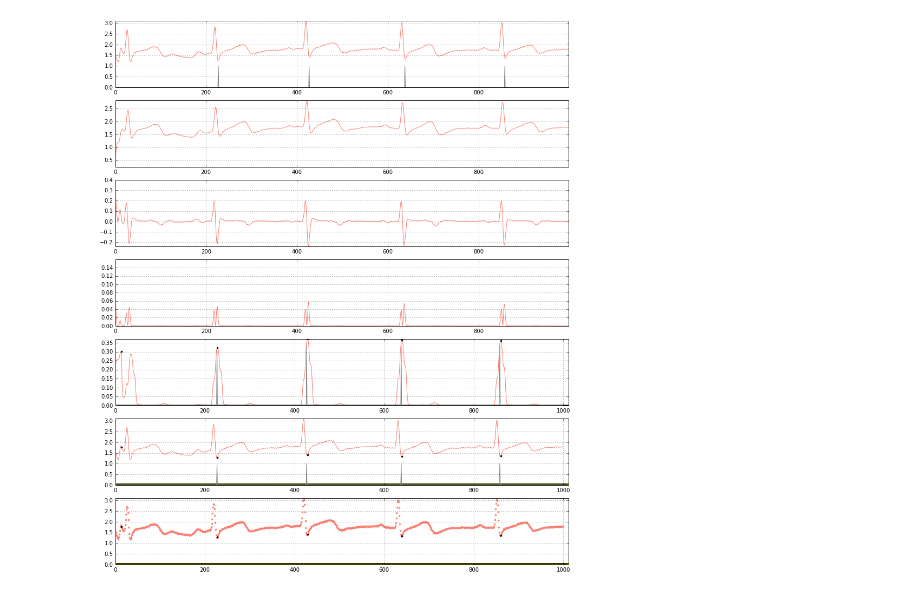
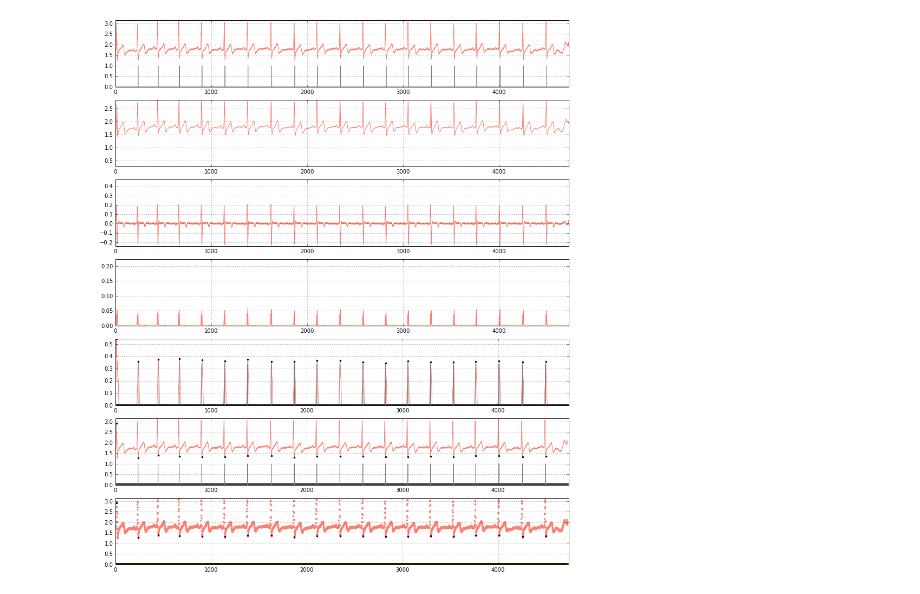
Before and after one commit to c-labpl/qrs_detector, a Jupyter notebook: qrs_detector_offline/QRSDetectorOfflineObject250Logs.ipynb, the cells around one changed output. Cells and saved outputs as stored; diff of their text form; code cells hidden in the pictures.

```diff
--- a/qrs_detector_offline/QRSDetectorOfflineObject250Logs.ipynb
+++ b/qrs_detector_offline/QRSDetectorOfflineObject250Logs.ipynb
@@ -86,8 +86,9 @@ class QRSDetector():
         """Loads and cleans data."""
         with open(self.file) as f:
             content = f.readlines()
-        content = content[1:1000]
+        content = content[2:]
         for line in content:
+#             print line
             log = line.rstrip().split(' ')
             self.raw_signal = np.append(self.raw_signal, float(log[1]))
             self.logged_beats = np.append(self.logged_beats, float(log[2]))
@@ -186,13 +187,16 @@ class QRSDetector():
 # %%
 # qrs_detector = QRSDetector("logs250hz/QRS_log_2016_07_20_20_36_39.csv")
 # qrs_detector = QRSDetector("logs250hz/QRS_log_2016_07_20_20_53_23.csv")
 # qrs_detector = QRSDetector("logs250hz/QRS_log_2016_07_20_20_54_07.csv")
 
-qrs_detector = QRSDetector("logs250hz/QRS_log_2016_07_20_22_00_08.csv")
+# qrs_detector = QRSDetector("logs250hz/QRS_log_2016_07_20_22_00_08.csv")
 # qrs_detector = QRSDetector("logs250hz/QRS_log_2016_07_20_22_00_38.csv")
+
+qrs_detector = QRSDetector("logs250hz/QRS_log_2016_07_20_22_47_59.csv")
+
 qrs_detector.load_data()
 qrs_detector.process_data()
 qrs_detector.threshold_peaks()
 qrs_detector.plot_everything()
 # %% [output]
-[figure, old version]
+[figure, new version]
```
Also changed, not shown: 4 other files.
